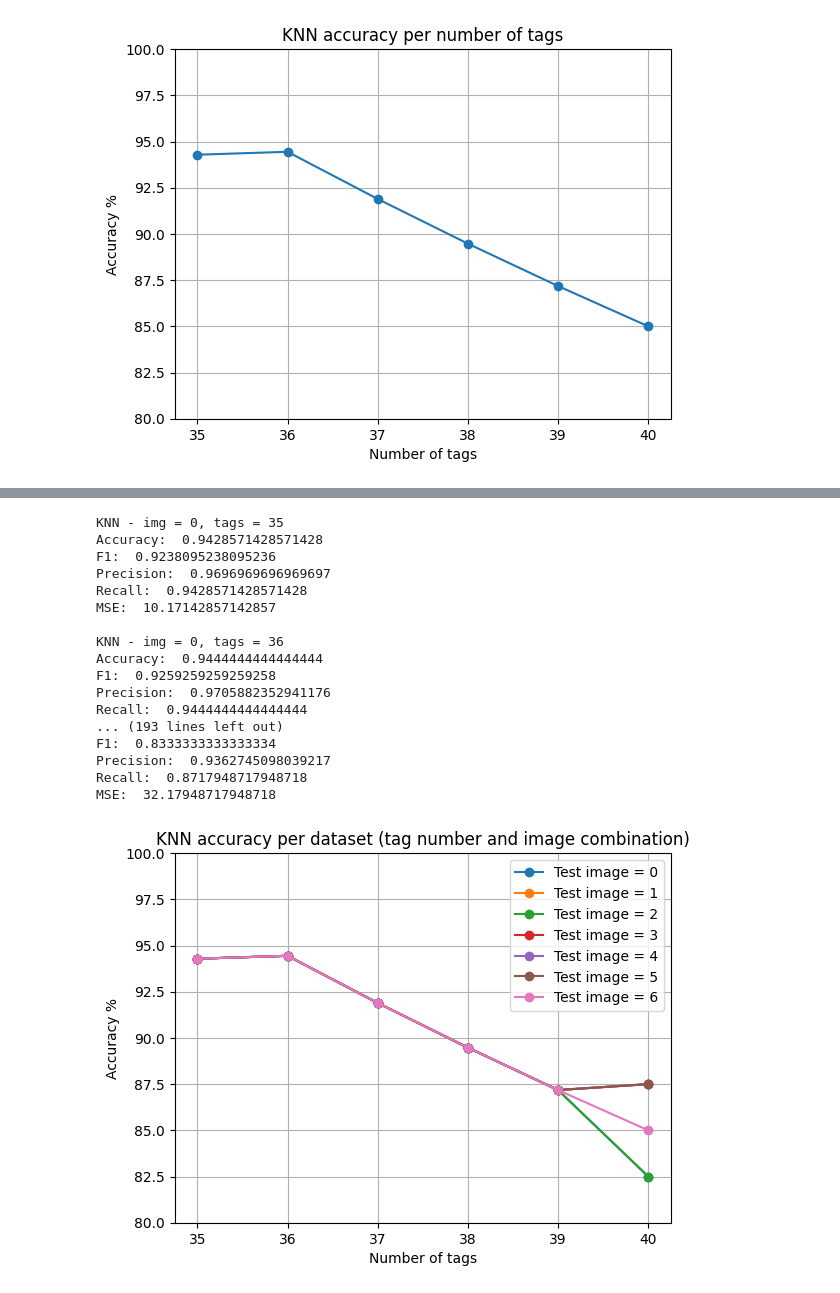
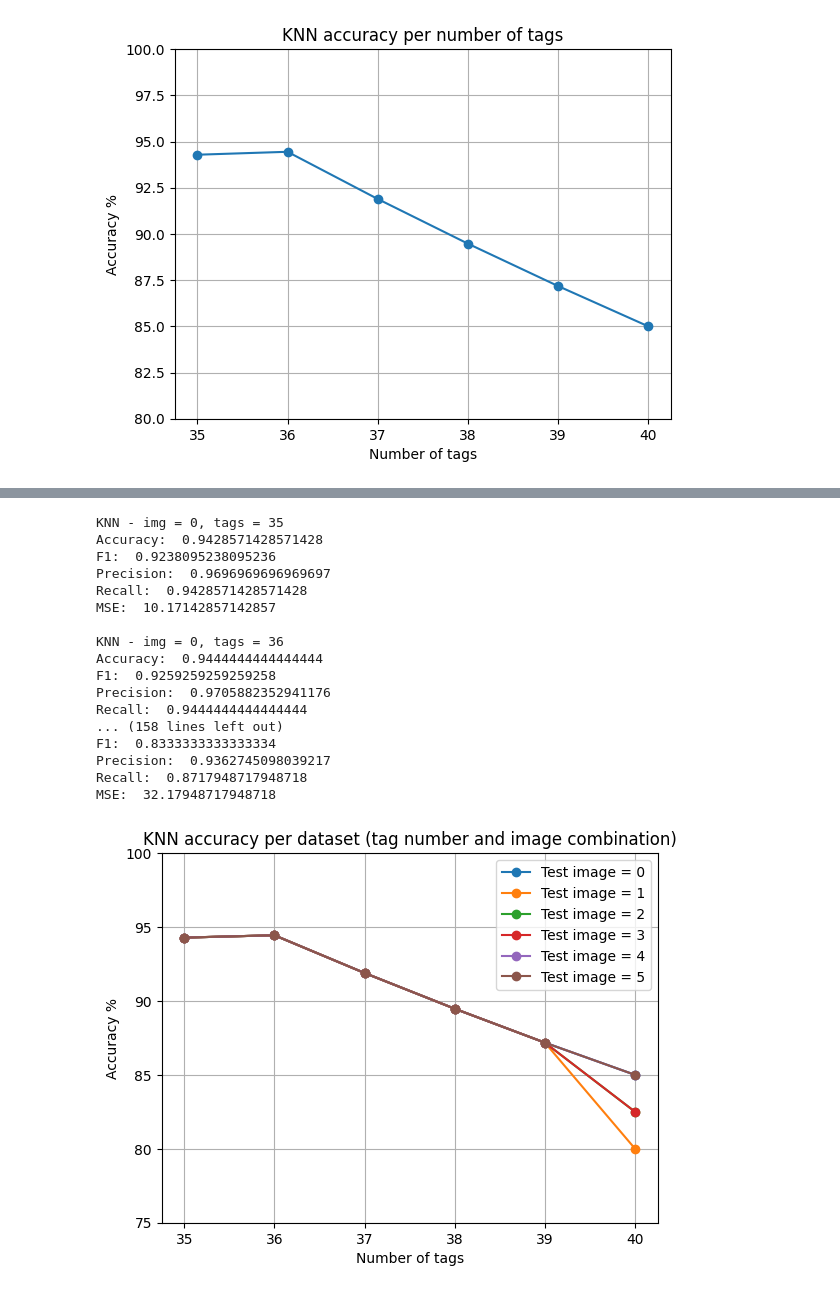
Before and after one commit to acb21kb/bumblebee-tags, a Jupyter notebook: full_implementation.ipynb, the cells around one changed output, grey strips where cells are left out. Saved outputs shown, nothing was run; the diff lists cells and outputs as text; code cells hidden in the pictures.

```diff
--- a/full_implementation.ipynb
+++ b/full_implementation.ipynb
@@ -940,9 +904,9 @@ MSE:  79.27027027027027
 # %%
 tag35 = [2, 4, 29, 30, 31]
-by_tag_all_removed3 = np.delete(by_tag, tag35, 0)
-by_tag_all_removed3 = by_tag_all_removed3.reshape(210,3)
+by_tag_all_removed3 = np.delete(train_set_og, tag35, 0)
+by_tag_all_removed3 = by_tag_all_removed3.reshape(175,3)
 
-by_tag_label_removed3 = np2.array(by_tag_labels)
+by_tag_label_removed3 = np2.array(train_labels)
 by_tag_label_removed3 = np2.delete(by_tag_label_removed3, np2.argwhere(np2.isin(by_tag_label_removed3, tag35)))
 
 nums = np2.array(list(range(40)))
@@ -1054,10 +1018,10 @@ ax.legend(loc='center left', bbox_to_anchor=(1, 0.5))
 tag36 = [2, 4, 29, 31]
 tag39 = [31]
 
-by_tag_all_removed3 = np.delete(by_tag, tag36, 0)
-by_tag_all_removed3 = by_tag_all_removed3.reshape(216,3)
+by_tag_all_removed3 = np.delete(train_set_og, tag36, 0)
+by_tag_all_removed3 = by_tag_all_removed3.reshape(180,3)
 
-by_tag_label_removed3 = np2.array(by_tag_labels)
+by_tag_label_removed3 = np2.array(train_labels)
 by_tag_label_removed3 = np2.delete(by_tag_label_removed3, np2.argwhere(np2.isin(by_tag_label_removed3, tag36)))
 
 nums = np2.array(list(range(40)))
@@ -1068,10 +1032,10 @@ knn = KNeighborsClassifier(5).fit(by_tag_all_removed3, by_tag_label_removed3)
 knn_pred = knn.predict(test_set_3)
 at36 = scores(knn_pred, labels_no3, "KNN")*100
 
-by_tag_all_removed3 = np.delete(by_tag, tag39, 0)
-by_tag_all_removed3 = by_tag_all_removed3.reshape(234,3)
+by_tag_all_removed3 = np.delete(train_set_og, tag39, 0)
+by_tag_all_removed3 = by_tag_all_removed3.reshape(195,3)
 
-by_tag_label_removed3 = np2.array(by_tag_labels)
+by_tag_label_removed3 = np2.array(train_labels)
 by_tag_label_removed3 = np2.delete(by_tag_label_removed3, np2.argwhere(np2.isin(by_tag_label_removed3, tag39)))
 
 nums = np2.array(list(range(40)))
@@ -1111,20 +1075,20 @@ MSE:  32.17948717948718
 [figure]
 # %%
 img_acc = []
-for i in range(6):
-    by_diff_img = by_tag.copy()
+for i in range(5):
+    by_diff_img = train_set_og.copy()
     new_test = [x[i] for x in by_diff_img]
 
     for x in range(by_diff_img.shape[0]):
         by_diff_img[x][i] = test_set[x]
 
-    by_diff_img = by_diff_img.reshape(240,3)
-    knn = KNeighborsClassifier(5).fit(by_diff_img, by_tag_labels)
+    by_diff_img = by_diff_img.reshape(200,3)
+    knn = KNeighborsClassifier(5).fit(by_diff_img, train_labels)
     knn_pred = knn.predict(new_test)
     img_acc.append(scores(knn_pred, list(range(40)), f"KNN - test img = {i}")*100)
 
 img_acc.append(knn_a[0])
-imgs = [f"Image {i}" for i in range(7)]
+imgs = [f"Image {i}" for i in range(1,7)]
 print(img_acc)
 plt.plot(imgs, img_acc, marker='o', c='purple')
 plt.grid()
@@ -1155,18 +1119,18 @@ MSE:  29.975
 # %%
 tag_numbers = [tag35, tag36, tag37, tag38, tag39]
-img_accuracies = [[], [], [], [], [], []]
-tag_shape = [210, 216, 222, 228, 234]
-for i in range(6):
+img_accuracies = [[], [], [], [], []]
+tag_shape = [175, 180, 185, 190, 195]
+for i in range(5):
     this_img = []
-    by_diff_img = by_tag.copy()
+    by_diff_img = train_set_og.copy()
     new_test = [x[i] for x in by_diff_img]
 
     for x in range(by_diff_img.shape[0]):
         by_diff_img[x][i] = test_set[x]
 
     for j in range(5):
-        subset_img = np.delete(by_tag, tag_numbers[j], 0)
-        subset_labels = np2.delete(by_tag_labels, np2.argwhere(np2.isin(by_tag_labels, tag_numbers[j])))
+        subset_img = np.delete(train_set_og, tag_numbers[j], 0)
+        subset_labels = np2.delete(train_labels, np2.argwhere(np2.isin(train_labels, tag_numbers[j])))
         labels_ = np.delete(np2.array(list(range(40))), tag_numbers[j])
         test_set_ = np.delete(new_test, tag_numbers[j], 0)
 
@@ -1174,6 +1138,7 @@ for i in range(6):
         knn = KNeighborsClassifier(5).fit(subset_img, subset_labels)
         knn_pred = knn.predict(test_set_)
         img_accuracies[i].append(scores(knn_pred, labels_, f"KNN - img = {i}, tags = {35+j}")*100)
+
 img_accuracies.append(plot_knn[:-1])
 for n in range(len(img_accuracies)):
     img_accuracies[n].append(img_acc[n])
@@ -1190,7 +1155,7 @@ Accuracy:  0.9444444444444444
 F1:  0.9259259259259258
 Precision:  0.9705882352941176
 Recall:  0.9444444444444444
-... (193 lines left out)
+... (158 lines left out)
 F1:  0.8333333333333334
 Precision:  0.9362745098039217
 Recall:  0.8717948717948718
@@ -1198,13 +1163,13 @@ MSE:  32.17948717948718
 # %%
 plt.figure()
 for n in range(len(img_accuracies)):
     plt.plot(names, img_accuracies[n], marker='o', label=f'Test image = {n}')
 plt.grid()
-plt.ylim((80,100))
+plt.ylim((75,100))
 plt.xlabel("Number of tags")
 plt.ylabel("Accuracy %")
 plt.title("KNN accuracy per dataset (tag number and image combination)")
 plt.legend()
 plt.show()
 # %% [output]
-[figure, old version]
+[figure, new version]
```
Also changed, not shown: parts of 28 cells of this notebook.
